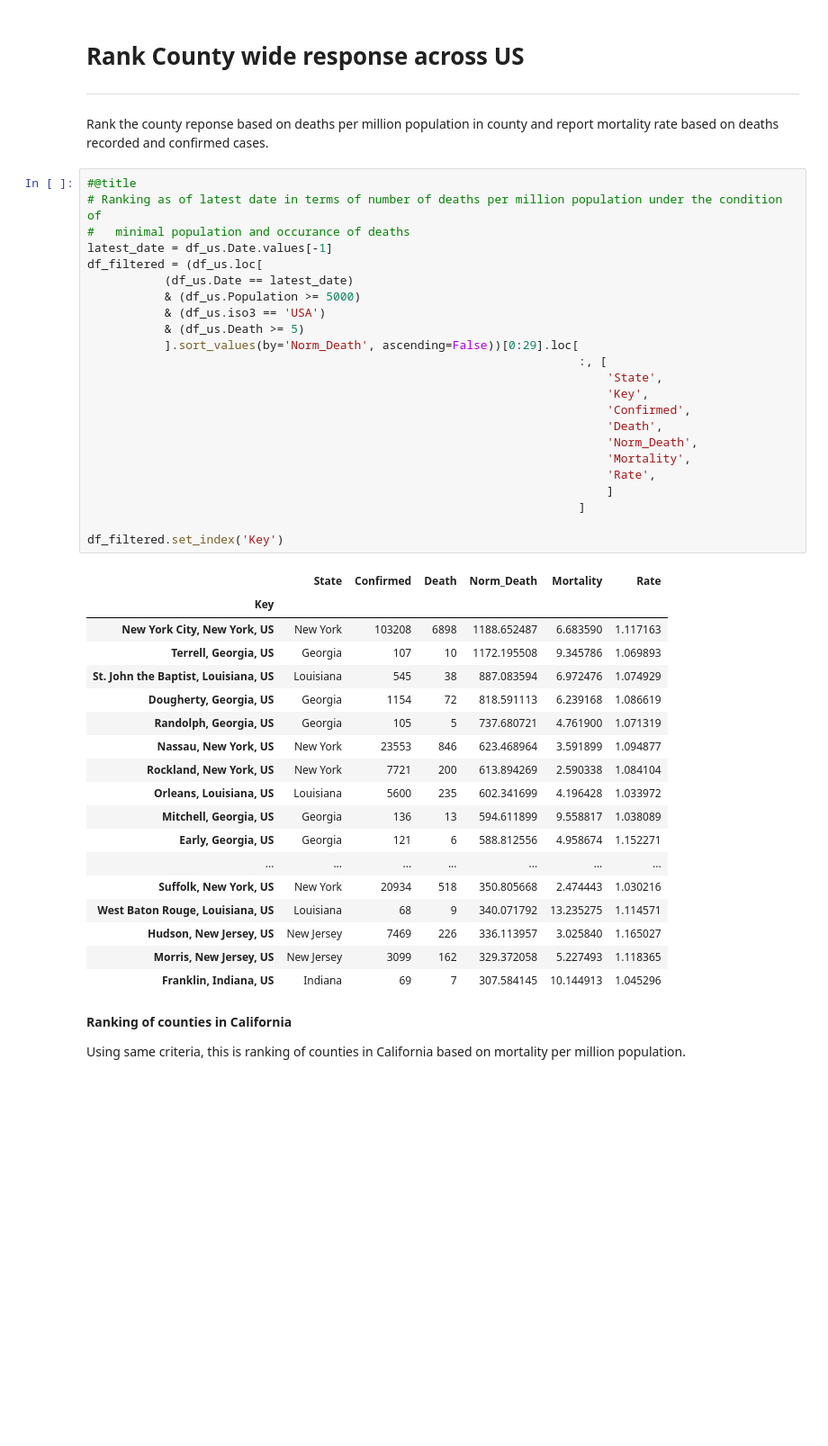
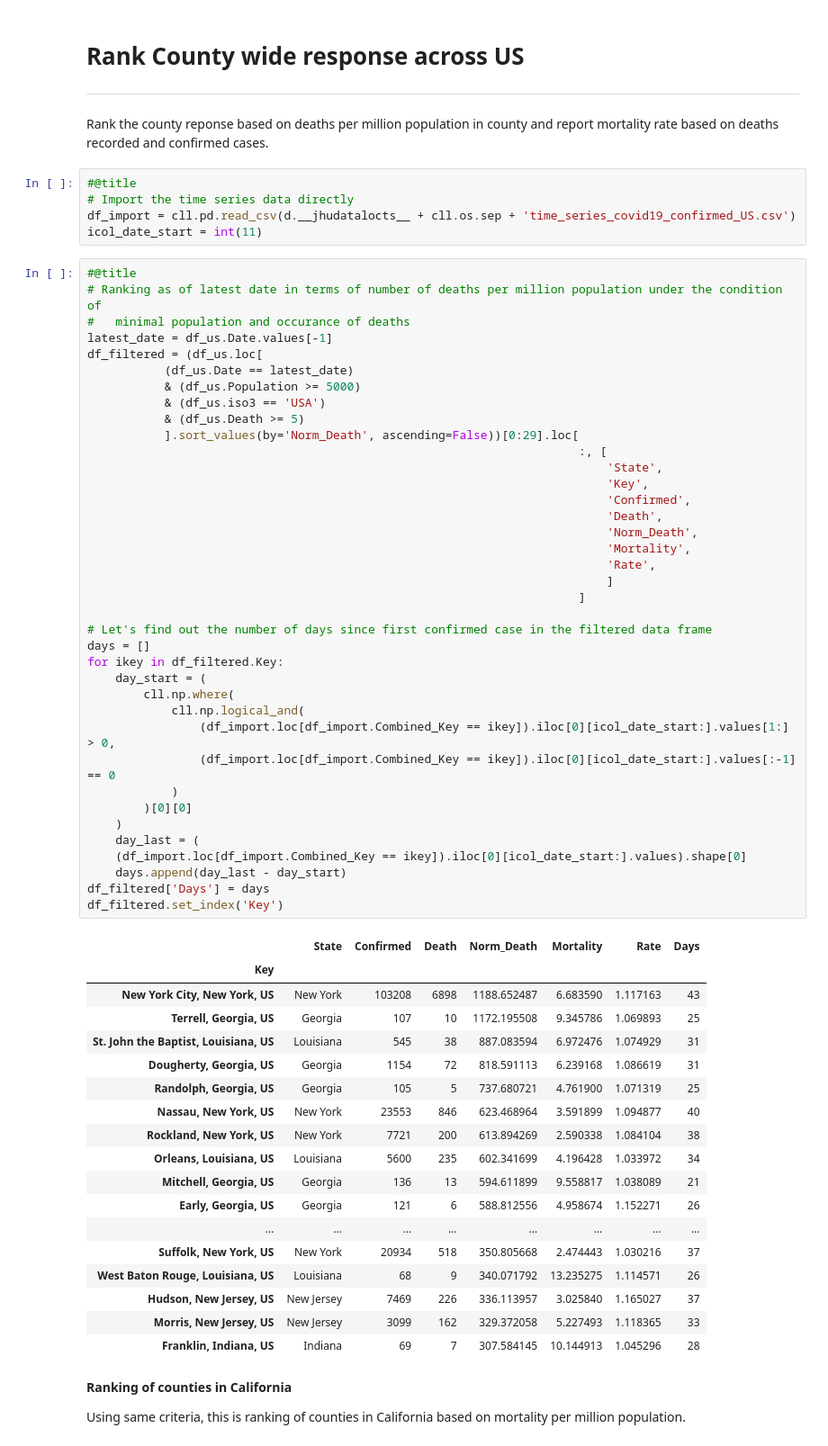
Before and after one commit to sidbannet/COVID-19_analysis, a Jupyter notebook: COVID_19_dashboard.ipynb, the cells around one changed output. Shown: that part at 90% size. Drawn from its saved outputs; the diff is of its cells as text; blank space fills up the shorter version.

```diff
--- a/COVID_19_dashboard.ipynb
+++ b/COVID_19_dashboard.ipynb
@@ -221,48 +221,68 @@ fig.show()
 ---
 
 Rank the county reponse based on deaths per million population in county and report mortality rate based on deaths recorded and confirmed cases.
+# %%
+#@title
+# Import the time series data directly
+df_import = cll.pd.read_csv(d.__jhudatalocts__ + cll.os.sep + 'time_series_covid19_confirmed_US.csv')
+icol_date_start = int(11)
 # %%
 #@title
 # Ranking as of latest date in terms of number of deaths per million population under the condition of
 #   minimal population and occurance of deaths
 latest_date = df_us.Date.values[-1]
 df_filtered = (df_us.loc[
            (df_us.Date == latest_date)
            & (df_us.Population >= 5000)
            & (df_us.iso3 == 'USA')
            & (df_us.Death >= 5)
            ].sort_values(by='Norm_Death', ascending=False))[0:29].loc[
                                                                       :, [
                                                                           'State',
                                                                           'Key',
                                                                           'Confirmed',
                                                                           'Death',
                                                                           'Norm_Death',
                                                                           'Mortality',
                                                                           'Rate',
                                                                           ]
                                                                       ]
 
+# Let's find out the number of days since first confirmed case in the filtered data frame
+days = []
+for ikey in df_filtered.Key:
+    day_start = (
+        cll.np.where(
+            cll.np.logical_and(
+                (df_import.loc[df_import.Combined_Key == ikey]).iloc[0][icol_date_start:].values[1:] > 0,
+                (df_import.loc[df_import.Combined_Key == ikey]).iloc[0][icol_date_start:].values[:-1] == 0
+            )
+        )[0][0]
+    )
+    day_last = (
+    (df_import.loc[df_import.Combined_Key == ikey]).iloc[0][icol_date_start:].values).shape[0]
+    days.append(day_last - day_start)
+df_filtered['Days'] = days
 df_filtered.set_index('Key')
 # %% [output]
-|  | State | Confirmed | Death | Norm_Death | Mortality | Rate |
-| Key |  |  |  |  |  |  |
-| New York City, New York, US | New York | 103208 | 6898 | 1188.652487 | 6.683590 | 1.117163 |
-| Terrell, Georgia, US | Georgia | 107 | 10 | 1172.195508 | 9.345786 | 1.069893 |
-| St. John the Baptist, Louisiana, US | Louisiana | 545 | 38 | 887.083594 | 6.972476 | 1.074929 |
-| Dougherty, Georgia, US | Georgia | 1154 | 72 | 818.591113 | 6.239168 | 1.086619 |
-| Randolph, Georgia, US | Georgia | 105 | 5 | 737.680721 | 4.761900 | 1.071319 |
-| Nassau, New York, US | New York | 23553 | 846 | 623.468964 | 3.591899 | 1.094877 |
-| Rockland, New York, US | New York | 7721 | 200 | 613.894269 | 2.590338 | 1.084104 |
-| Orleans, Louisiana, US | Louisiana | 5600 | 235 | 602.341699 | 4.196428 | 1.033972 |
-| Mitchell, Georgia, US | Georgia | 136 | 13 | 594.611899 | 9.558817 | 1.038089 |
-| Early, Georgia, US | Georgia | 121 | 6 | 588.812556 | 4.958674 | 1.152271 |
-| ... | ... | ... | ... | ... | ... | ... |
-| Suffolk, New York, US | New York | 20934 | 518 | 350.805668 | 2.474443 | 1.030216 |
-| West Baton Rouge, Louisiana, US | Louisiana | 68 | 9 | 340.071792 | 13.235275 | 1.114571 |
-| Hudson, New Jersey, US | New Jersey | 7469 | 226 | 336.113957 | 3.025840 | 1.165027 |
-| Morris, New Jersey, US | New Jersey | 3099 | 162 | 329.372058 | 5.227493 | 1.118365 |
-| Franklin, Indiana, US | Indiana | 69 | 7 | 307.584145 | 10.144913 | 1.045296 |
+|  | State | Confirmed | Death | Norm_Death | Mortality | Rate | Days |
+| Key |  |  |  |  |  |  |  |
+| New York City, New York, US | New York | 103208 | 6898 | 1188.652487 | 6.683590 | 1.117163 | 43 |
+| Terrell, Georgia, US | Georgia | 107 | 10 | 1172.195508 | 9.345786 | 1.069893 | 25 |
+| St. John the Baptist, Louisiana, US | Louisiana | 545 | 38 | 887.083594 | 6.972476 | 1.074929 | 31 |
+| Dougherty, Georgia, US | Georgia | 1154 | 72 | 818.591113 | 6.239168 | 1.086619 | 31 |
+| Randolph, Georgia, US | Georgia | 105 | 5 | 737.680721 | 4.761900 | 1.071319 | 25 |
+| Nassau, New York, US | New York | 23553 | 846 | 623.468964 | 3.591899 | 1.094877 | 40 |
+| Rockland, New York, US | New York | 7721 | 200 | 613.894269 | 2.590338 | 1.084104 | 38 |
+| Orleans, Louisiana, US | Louisiana | 5600 | 235 | 602.341699 | 4.196428 | 1.033972 | 34 |
+| Mitchell, Georgia, US | Georgia | 136 | 13 | 594.611899 | 9.558817 | 1.038089 | 21 |
+| Early, Georgia, US | Georgia | 121 | 6 | 588.812556 | 4.958674 | 1.152271 | 26 |
+| ... | ... | ... | ... | ... | ... | ... | ... |
+| Suffolk, New York, US | New York | 20934 | 518 | 350.805668 | 2.474443 | 1.030216 | 37 |
+| West Baton Rouge, Louisiana, US | Louisiana | 68 | 9 | 340.071792 | 13.235275 | 1.114571 | 26 |
+| Hudson, New Jersey, US | New Jersey | 7469 | 226 | 336.113957 | 3.025840 | 1.165027 | 37 |
+| Morris, New Jersey, US | New Jersey | 3099 | 162 | 329.372058 | 5.227493 | 1.118365 | 33 |
+| Franklin, Indiana, US | Indiana | 69 | 7 | 307.584145 | 10.144913 | 1.045296 | 28 |
 # %% [markdown]
 **Ranking of counties in California**
 
```
Also changed, not shown: parts of 5 cells of this notebook.
